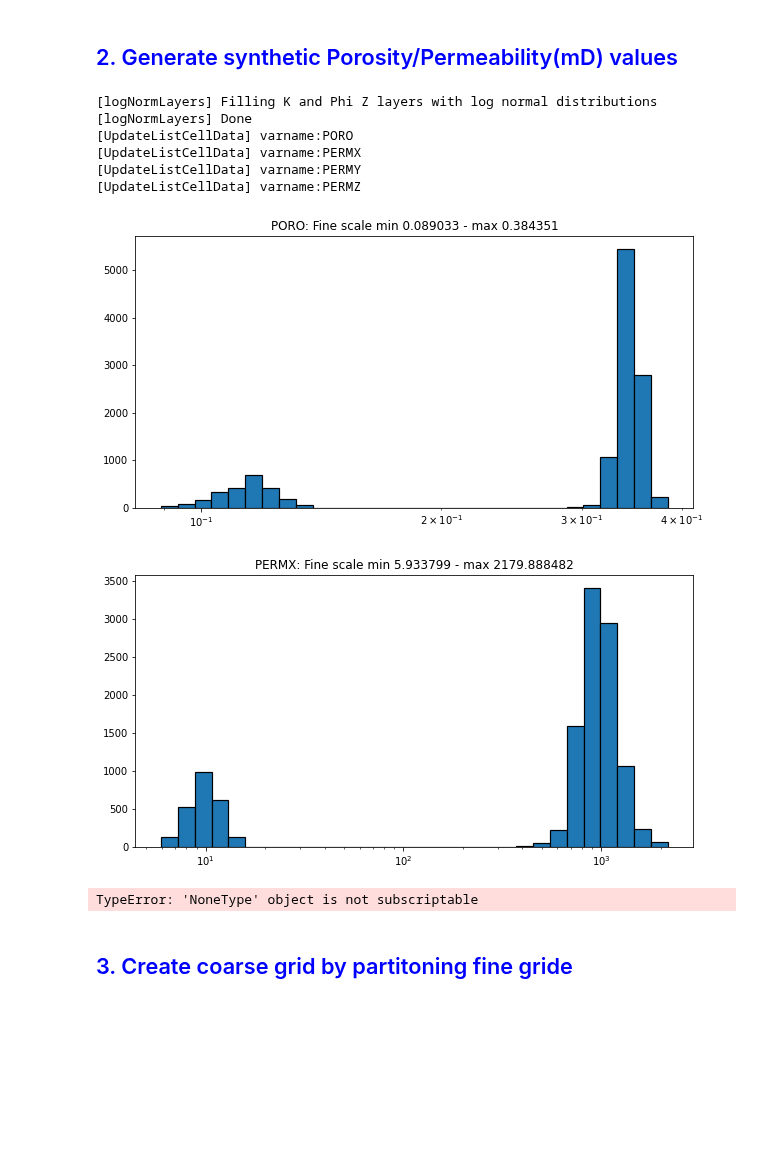
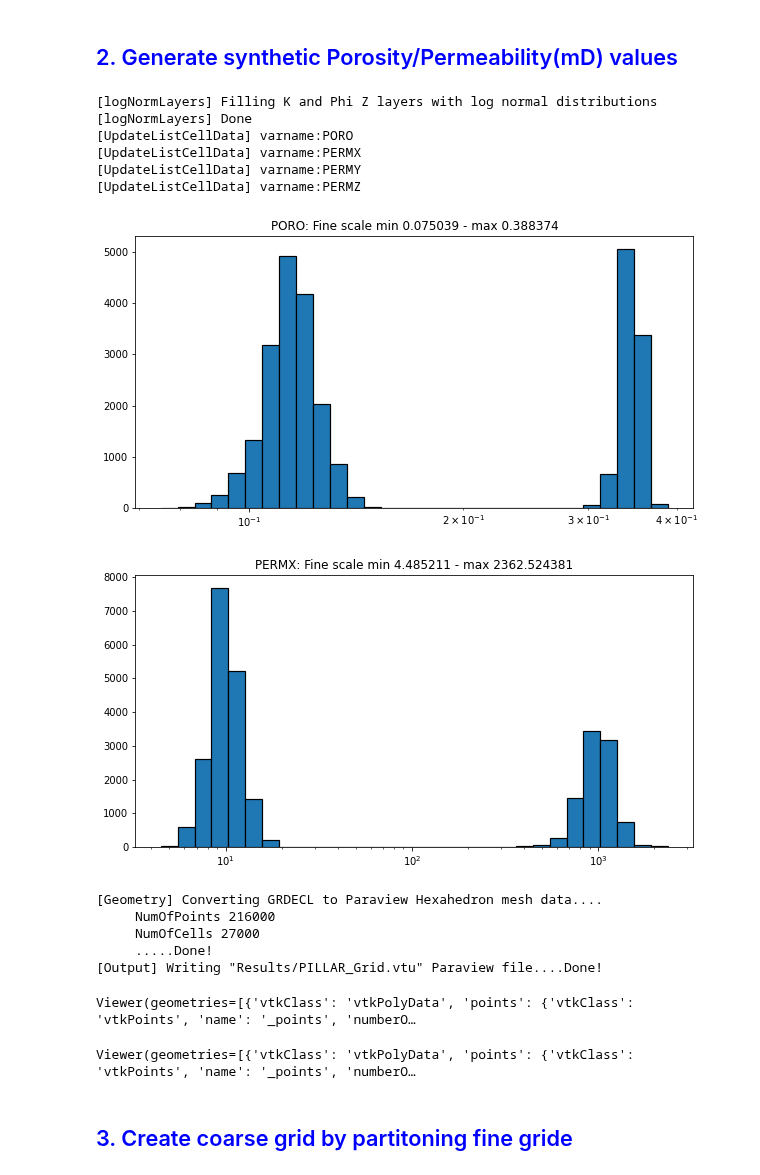
Before and after one commit to BinWang0213/PyGRDECL, a Jupyter notebook: Upscaling_Simplecrdecl.ipynb, the cells around one changed output. Drawn from its saved outputs; the diff is of its cells as text; code cells hidden in the pictures; blank space fills up the shorter version.

```diff
--- a/Upscaling_Simplecrdecl.ipynb
+++ b/Upscaling_Simplecrdecl.ipynb
@@ -11,12 +11,12 @@ from GRDECL2VTK import *
 physDims=[2000.0,1000,500]
 
 # 1.2 Set model grid dimensions in gridDims
-Nx=20;  Ny=30;  Nz=Nx
+Nx=30;  Ny=Nx;  Nz=Nx
 gridDims=[Nx,Ny,Nz]
 
 # 1.3 Set corner point grid options
 opt=buildCPGGrid_opt(disturbed=False,     flat=True,\
-                     fault_drop=00 , fault_nx=Nx//2)
+                     fault_drop=350 , fault_nx=Nx//2)
 
 # 1.4 Create empty GeologyModel - Build CPG
 Model=GeologyModel()
@@ -25,7 +25,7 @@ Model.buildCPGGrid(physDims,gridDims,opt)
 # # 1.5 Compute First TPFA (block centered) Pressure values
 # import time
 # t0=time.time()
-Model.compute_TPFA_Pressure(Press_inj=1,direction="i",Fault_opt=opt,Lin_BC=True)
+Model.compute_TPFA_Pressure(Press_inj=1,direction="k",Fault_opt=opt)
 # print("Elapsed time for TPFA: ",time.time()-t0)
 Model.plot_scalar("Pressure",ITK=True).show()
 # %% [output]
@@ -46,33 +46,39 @@ Viewer(geometries=[{'vtkClass': 'vtkPolyData', 'points': {'vtkClass': 'vtkPoints
 # %%
 from utils import *
 
 # 2.1 Create random perm field with normal distribution for each layer
-K_LayerPerm=[1000,10,1000,1000]
+K_LayerPerm=[1000,10,1000,10]
 # K,phi=logNormLayers(gridDims,K_LayerPerm,poro_const=0.05)
 K,phi=logNormLayers_basc(gridDims,K_LayerPerm,poro_const=0.05)
 
 # 2.2 Update porosity/permeability fields
 Update_fields=["PORO","PERMX","PERMY","PERMZ"]
 Update_values=[ phi  , K     , K     , 0.1*K ]
 Model.UpdateListCellData(var_list=Update_fields,array_list=Update_values)
 
 # 2.3 Visualize Fine scale histogram
 for scalar in ["PORO","PERMX"]:
     Model.GRDECL_Data.Plot_hist(scalar,text="Fine scale")
 
 # 2.3 Compute TPFA (block centered) Pressure values
-Model.compute_TPFA_Pressure(Press_inj=1,direction="j",Fault_opt=opt,Lin_BC=True )
+Model.compute_TPFA_Pressure(Press_inj=1,direction="ijk",Fault_opt=opt)
 Model.plot_scalar("Pressure",ITK=True).show()
 # %% [output]
 [logNormLayers] Filling K and Phi Z layers with log normal distributions
 [logNormLayers] Done
 [UpdateListCellData] varname:PORO
 [UpdateListCellData] varname:PERMX
 [UpdateListCellData] varname:PERMY
 [UpdateListCellData] varname:PERMZ
-[figure, old version]
+[figure, new version]
-[figure, old version]
+[figure, new version]
-TypeError: 'NoneType' object is not subscriptable
+[Geometry] Converting GRDECL to Paraview Hexahedron mesh data....
+     NumOfPoints 216000
+     NumOfCells 27000
+     .....Done!
+[Output] Writing "Results/PILLAR_Grid.vtu" Paraview file....Done!
+Viewer(geometries=[{'vtkClass': 'vtkPolyData', 'points': {'vtkClass': 'vtkPoints', 'name': '_points', 'numberO…
+Viewer(geometries=[{'vtkClass': 'vtkPolyData', 'points': {'vtkClass': 'vtkPoints', 'name': '_points', 'numberO…
 # %% [markdown]
 ## <span style="color:blue"> 3. Create coarse grid by partitoning fine gride</span>
 # %%
```
Also changed, not shown: parts of 8 cells of this notebook, 3 other files.
